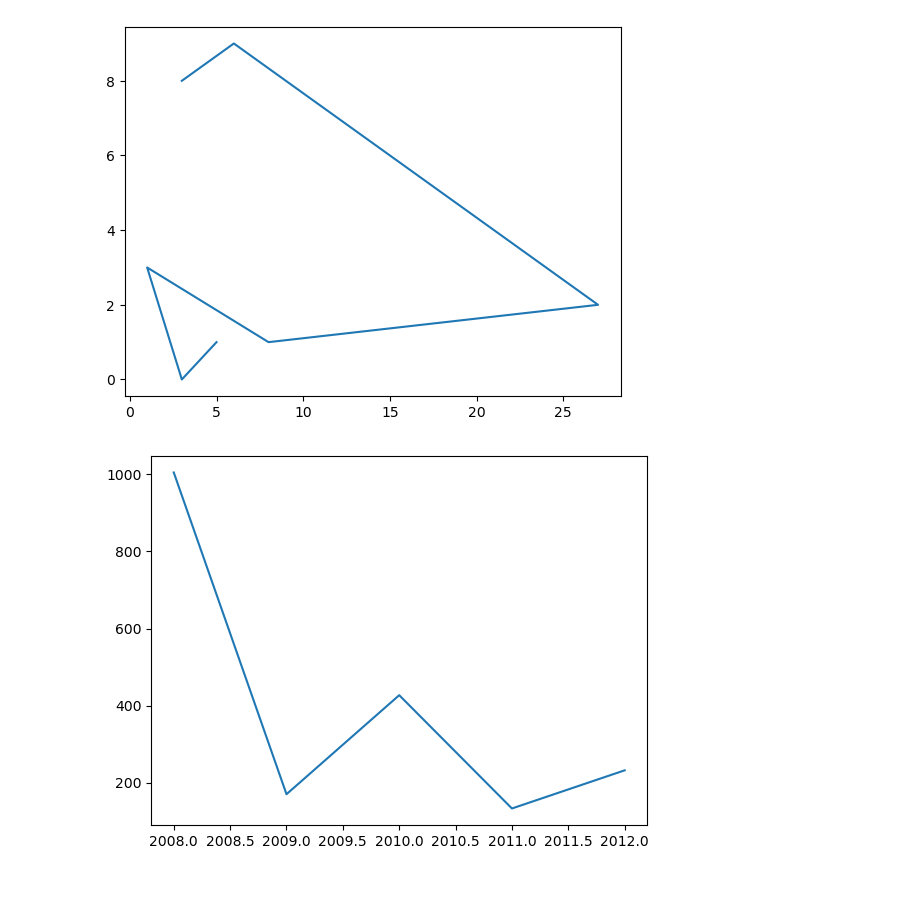
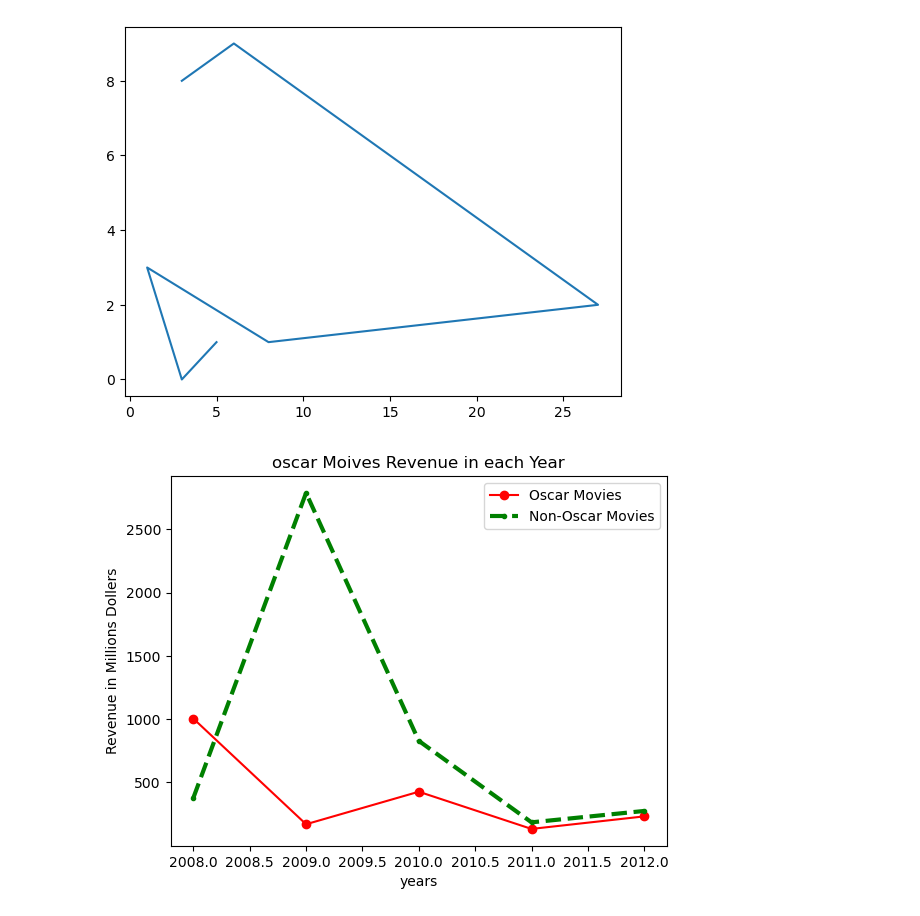
Before and after one commit to noumandawar2022/Prime-AI-ML, a Jupyter notebook: Phase_05_DataVisualization/Part_01.ipynb, the cells around one changed output. Saved outputs shown, nothing was run; the diff lists cells and outputs as text; code cells hidden in the pictures; blank space fills up the shorter version.

```diff
--- a/Phase_05_DataVisualization/Part_01.ipynb
+++ b/Phase_05_DataVisualization/Part_01.ipynb
@@ -11,22 +11,25 @@ plt.show()
 # %%
 # Real data
 
 # Oscar Winner Movies
 oscar_movies = [
 "The Dark Knight",
 "The Hurt Locker",
 "The King's Speech",
 "The Artist",
 "Argo"]
-
+# Oscar Moives
 years = [2008, 2009, 2010, 2011, 2012]
 oscar_revenue = [1005, 170, 427, 133, 232] # in $M
+non_oscar_revenue = [378,2788,829,185,275]
+# Plot
+plt.plot(years,oscar_revenue, color = "red", marker= "o"  , label = "Oscar Movies")
+plt.plot(years,non_oscar_revenue, color = "green", marker = ".", linestyle = "--",linewidth = 3,label = "Non-Oscar Movies")
 
-# Plot
-plt.plot(years,oscar_revenue)
 plt.title("oscar Moives Revenue in each Year")
 plt.xlabel("years")
-plt.ylabel
+plt.ylabel("Revenue in Millions Dollers")
+plt.legend()
 plt.show()
 # %% [output]
-[figure, old version]
+[figure, new version]
```
Also changed, not shown: parts of 9 cells of this notebook, 5 other files.
